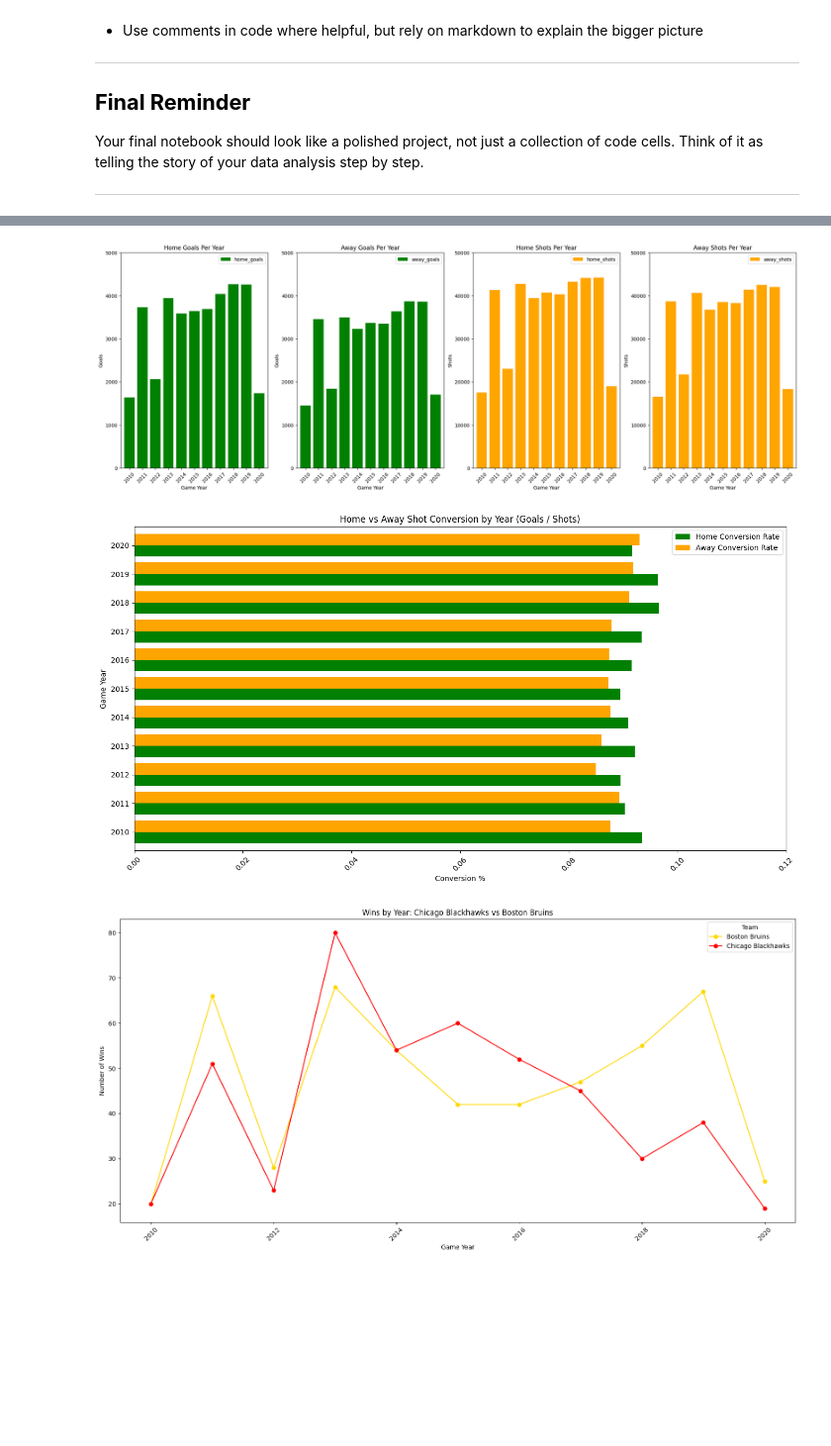
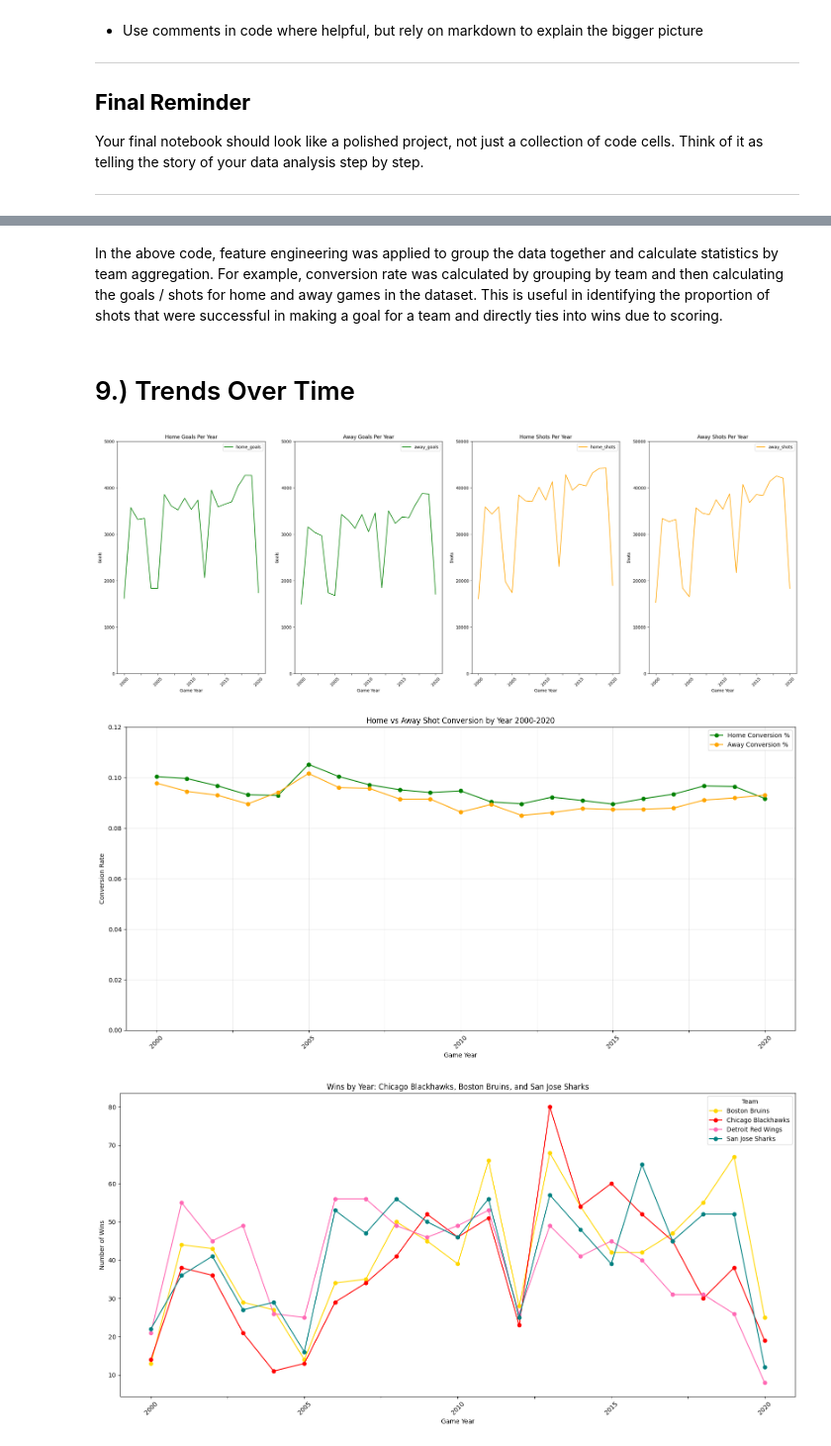
Before and after one commit to ckbaker78/homework3-, a Jupyter notebook: FINAL PROJECT /dx602_final_project.ipynb, the cells around one changed output, grey strips where cells are left out. Shown at 99% size. Saved outputs shown, nothing was run; the diff lists cells and outputs as text; code cells hidden in the pictures; blank space fills up the shorter version.

```diff
--- a/FINAL PROJECT /dx602_final_project.ipynb
+++ b/FINAL PROJECT /dx602_final_project.ipynb
@@ -287,16 +332,8 @@ import sklearn
 # %%
-game_data = pd.read_csv('game_stats_v2.csv') # loading the data
-
-game_data.head(5) #sample rows
-
-game_data.columns # column names
-
-game_data.dtypes # data types
-
 game_data.isna().sum() # the number of NA values per column
 
-game_data[game_data['home_team'].isna()] # looking at columns with NA values from above
-game_data = game_data.dropna()
-
-game_data
+game_data[game_data['home_team'].isna()]
+game_data = game_data.dropna(subset=['home_team', 'away_team']).copy()
+print('sample rows:',game_data.sample(5),'\n') # sample rows
+print('Number of NAs Per Column:\n' ,game_data.isna().sum()) # number of NAs per column
 # %% [output]
@@ -557,8 +716,15 @@ plt.show()
+# %% [markdown]
+In the above code, feature engineering was applied to group the data together and calculate statistics by team aggregation. For example, conversion rate was calculated by grouping by team and then calculating the goals / shots for home and away games in the dataset. This is useful in identifying the proportion of shots that were successful in making a goal for a team and directly ties into wins due to scoring.
+# %% [markdown]
+# 9.) Trends Over Time
 # %%
 # Time Series Data Analysis
 
 game_data['date_time_GMT'] =pd.to_datetime(game_data['date_time_GMT']).dt.strftime('%Y-%m-%d') # converting to just a date for the datetime
 game_data['Game Year'] =pd.to_datetime(game_data['date_time_GMT']).dt.strftime('%Y') # Extracting the year from the date for analysis
+
+
+game_data['Game Year'].min()
 
 
 home_team_goals_by_year = game_data.groupby(['Game Year'])[['home_goals']].sum()
@@ -572,9 +738,9 @@ away_shots_scored = away_team_goals_by_year['away_goals'] / away_team_shots_by_y
 
 
 
-fig, axes = plt.subplots(1, 4, figsize=(25, 8))
+fig, axes = plt.subplots(1, 4, figsize=(29, 10))
 
-home_team_goals_by_year.plot(kind='bar', ax=axes[0], label='Home Goals',width = 0.8, color = 'green')
+home_team_goals_by_year.plot(kind='line', ax=axes[0], label='Home Goals', color = 'green')
 axes[0].set_title('Home Goals Per Year')
 axes[0].set_xlabel('Game Year')
 axes[0].set_ylabel('Goals')
@@ -582,7 +748,7 @@ axes[0].tick_params(axis='x', labelrotation = 45)
 axes[0].set_ylim(0, 5000)
 axes[0].legend()
 
-away_team_goals_by_year.plot(kind='bar', ax=axes[1], label='Away Goals',width = 0.8,color = 'green')
+away_team_goals_by_year.plot(kind='line', ax=axes[1], label='Away Goals',color = 'green')
 axes[1].set_title('Away Goals Per Year')
 axes[1].set_xlabel('Game Year')
 axes[1].set_ylabel('Goals')
@@ -590,7 +756,7 @@ axes[1].tick_params(axis='x', labelrotation = 45)
 axes[1].set_ylim(0, 5000)
 axes[1].legend()
 
-home_team_shots_by_year.plot(kind='bar', ax=axes[2], label='Home Shots',width = 0.8, color = 'orange')
+home_team_shots_by_year.plot(kind='line', ax=axes[2], label='Home Shots', color = 'orange')
 axes[2].set_title('Home Shots Per Year')
 axes[2].set_xlabel('Game Year')
 axes[2].tick_params(axis = 'x', labelrotation = 45)
@@ -598,7 +764,7 @@ axes[2].set_ylabel('Shots')
 axes[2].set_ylim(0, 50000)
 axes[2].legend()
 
-away_team_shots_by_year.plot(kind='bar', ax=axes[3], label='Away Shots',width = 0.8,color = 'orange')
+away_team_shots_by_year.plot(kind='line', ax=axes[3], label='Away Shots',color = 'orange')
 axes[3].set_title('Away Shots Per Year')
 axes[3].set_xlabel('Game Year')
 axes[3].set_ylabel('Shots')
@@ -607,52 +773,58 @@ axes[3].set_ylim(0, 50000)
 axes[3].legend()
 
 
-conversion_df = pd.DataFrame({'Home Conversion Rate':home_shots_scored,
-                              'Away Conversion Rate': away_shots_scored })
+conversion_df = pd.DataFrame({
+    'Home Conversion %': home_shots_scored,
+    'Away Conversion %': away_shots_scored
+}).sort_index()
 
-conversion_df.plot(kind= 'barh', figsize= (16,8),
-    width = 0.8,
-    color = ['green', 'orange'])
+conversion_df.plot(kind='line',
+    figsize=(16,8),
+    color=['green', 'orange'],
+    marker='o'
+)
 
-plt.title('Home vs Away Shot Conversion by Year (Goals / Shots)')
-plt.xlabel('Conversion %')
-plt.xticks(rotation = 45)
-plt.ylabel('Game Year')
-plt.xlim(0,0.12)
+plt.title('Home vs Away Shot Conversion by Year 2000-2020')
+plt.xlabel('Game Year')
+plt.ylabel('Conversion Rate')
+plt.xticks(rotation=45)
+plt.ylim(0, 0.12)
+plt.grid(True, alpha=0.3)
+plt.tight_layout()
 plt.show()
-plt.show()
+
 
 
 # Chicago Blackhawks and Boston Bruins Total Wins By Year
 
 selected_games = game_data[
-    game_data['home_team'].isin(['Chicago Blackhawks', 'Boston Bruins']) |
-    game_data['away_team'].isin(['Chicago Blackhawks', 'Boston Bruins'])]
+    game_data['home_team'].isin(['Chicago Blackhawks', 'Boston Bruins','San Jose Sharks','Detroit Red Wings']) |
+    game_data['away_team'].isin(['Chicago Blackhawks', 'Boston Bruins','San Jose Sharks','Detroit Red Wings'])]
 
 home_wins = selected_games.loc[
     selected_games['home_won'],
     ['home_team', 'Game Year']].rename(columns={'home_team': 'Team'}) # renaming to join the DF together and count a win as a win regardless of home or away
 
 away_wins = selected_games.loc[
     selected_games['away_won'],
     ['away_team', 'Game Year']].rename(columns={'away_team': 'Team'}) # renaming to join the DF together and count a win as a win regardless of home or away
 
 all_wins = pd.concat([home_wins, away_wins])
 
 all_wins = all_wins[
-    all_wins['Team'].isin(['Chicago Blackhawks', 'Boston Bruins'])]
+    all_wins['Team'].isin(['Chicago Blackhawks', 'Boston Bruins','San Jose Sharks', 'Detroit Red Wings'])]
 
 wins_by_year = all_wins.groupby(['Game Year', 'Team']).size().unstack(fill_value=0)
 
-wins_by_year.plot(kind='line', marker='o', figsize= (16,8), color = ['gold','red'])
-plt.title('Wins by Year: Chicago Blackhawks vs Boston Bruins')
+wins_by_year.plot(kind='line', marker='o', figsize= (16,8), color = ['gold','red','hotpink','teal'])
+plt.title('Wins by Year: Chicago Blackhawks, Boston Bruins, and San Jose Sharks')
 plt.xlabel('Game Year')
 plt.ylabel('Number of Wins')
 plt.xticks(rotation=45)
 plt.legend(title='Team')
 plt.tight_layout()
 plt.show()
 # %% [output]
-[figure, old version]
+[figure, new version]
-[figure, old version]
+[figure, new version]
-[figure, old version]
+[figure, new version]
```
Also changed, not shown: parts of 26 cells of this notebook.
